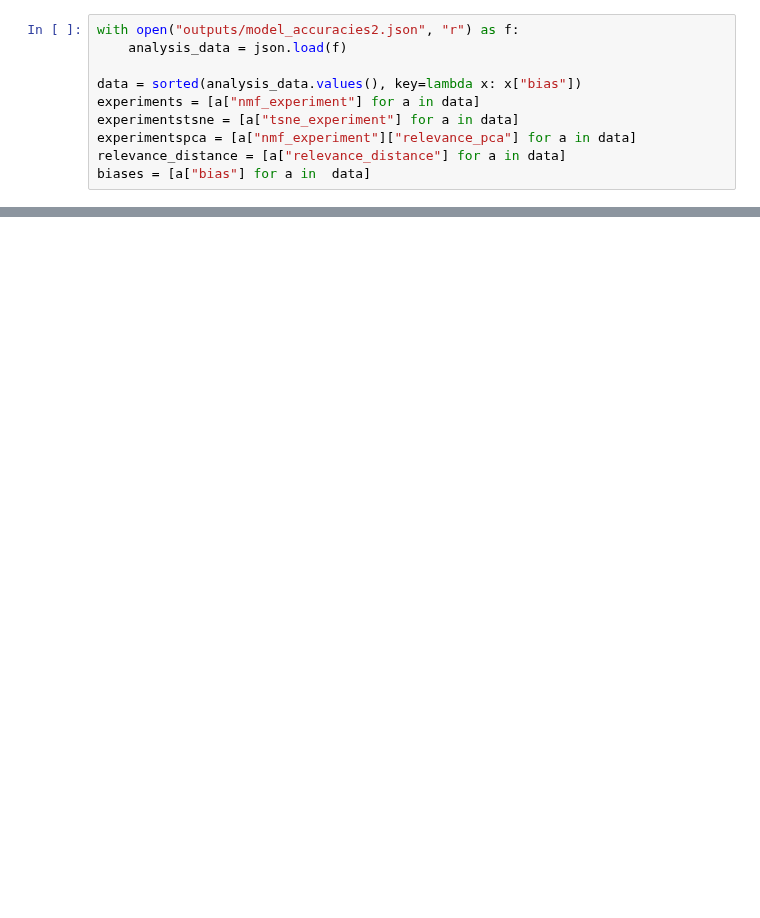
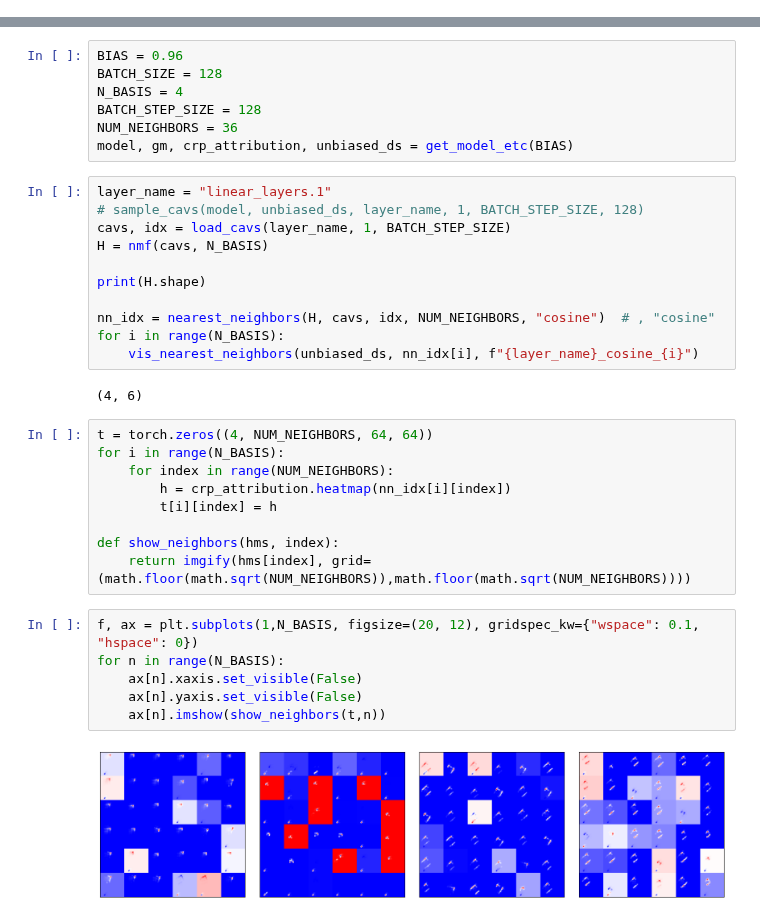
Before and after one commit to lillijo/xai-evaluation-master-thesis, a Jupyter notebook: experiments/nmf_notebook.ipynb, the cells around one changed output, grey strips where cells are left out. Saved outputs shown, nothing was run; the diff lists cells and outputs as text; blank space fills up the shorter version.

```diff
--- a/experiments/nmf_notebook.ipynb
+++ b/experiments/nmf_notebook.ipynb
@@ -727,10 +10,0 @@ Text(0.5, 1.0, 'Distance of concept centers')
-# %%
-with open("outputs/model_accuracies2.json", "r") as f:
-    analysis_data = json.load(f)
-
-data = sorted(analysis_data.values(), key=lambda x: x["bias"])
-experiments = [a["nmf_experiment"] for a in data]
-experimentstsne = [a["tsne_experiment"] for a in data]
-experimentspca = [a["nmf_experiment"]["relevance_pca"] for a in data]
-relevance_distance = [a["relevance_distance"] for a in data]
-biases = [a["bias"] for a in  data]
@@ -786,0 +17,37 @@ Text(0.5, 1.0, 'Mean Euclidean Distance of Latent Vector Samples From Groups')
+# %%
+BIAS = 0.96
+BATCH_SIZE = 128
+N_BASIS = 4
+BATCH_STEP_SIZE = 128
+NUM_NEIGHBORS = 36
+model, gm, crp_attribution, unbiased_ds = get_model_etc(BIAS)
+# %%
+layer_name = "linear_layers.1"
+# sample_cavs(model, unbiased_ds, layer_name, 1, BATCH_STEP_SIZE, 128)
+cavs, idx = load_cavs(layer_name, 1, BATCH_STEP_SIZE)
+H = nmf(cavs, N_BASIS)
+
+print(H.shape)
+
+nn_idx = nearest_neighbors(H, cavs, idx, NUM_NEIGHBORS, "cosine")  # , "cosine"
+for i in range(N_BASIS):
+    vis_nearest_neighbors(unbiased_ds, nn_idx[i], f"{layer_name}_cosine_{i}")
+# %% [output]
+(4, 6)
+# %%
+t = torch.zeros((4, NUM_NEIGHBORS, 64, 64))
+for i in range(N_BASIS):
+    for index in range(NUM_NEIGHBORS):
+        h = crp_attribution.heatmap(nn_idx[i][index])
+        t[i][index] = h
+
+def show_neighbors(hms, index):
+    return imgify(hms[index], grid=(math.floor(math.sqrt(NUM_NEIGHBORS)),math.floor(math.sqrt(NUM_NEIGHBORS))))
+# %%
+f, ax = plt.subplots(1,N_BASIS, figsize=(20, 12), gridspec_kw={"wspace": 0.1, "hspace": 0})
+for n in range(N_BASIS):
+    ax[n].xaxis.set_visible(False)
+    ax[n].yaxis.set_visible(False)
+    ax[n].imshow(show_neighbors(t,n))
+# %% [output]
+[figure, added]
```
Also changed, not shown: parts of 44 cells of this notebook, 4 other files.
